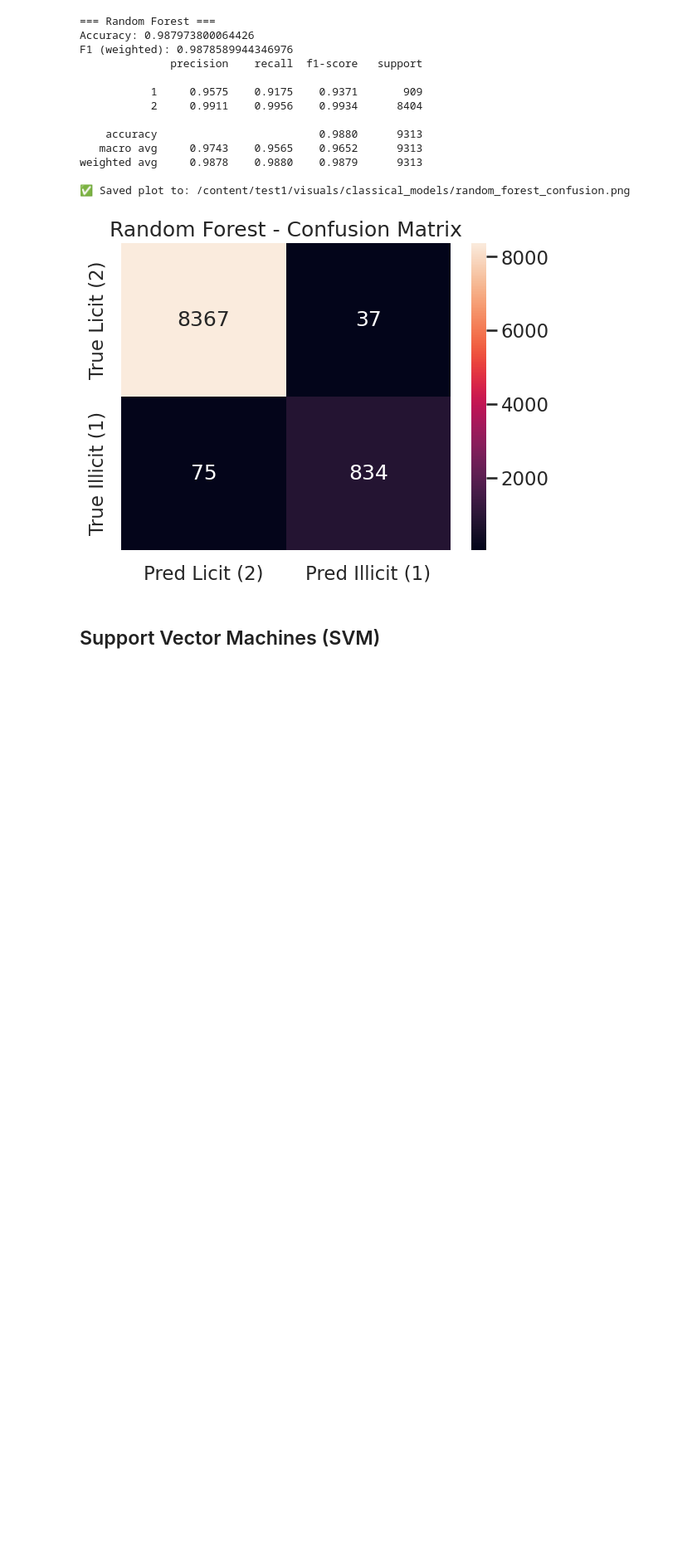
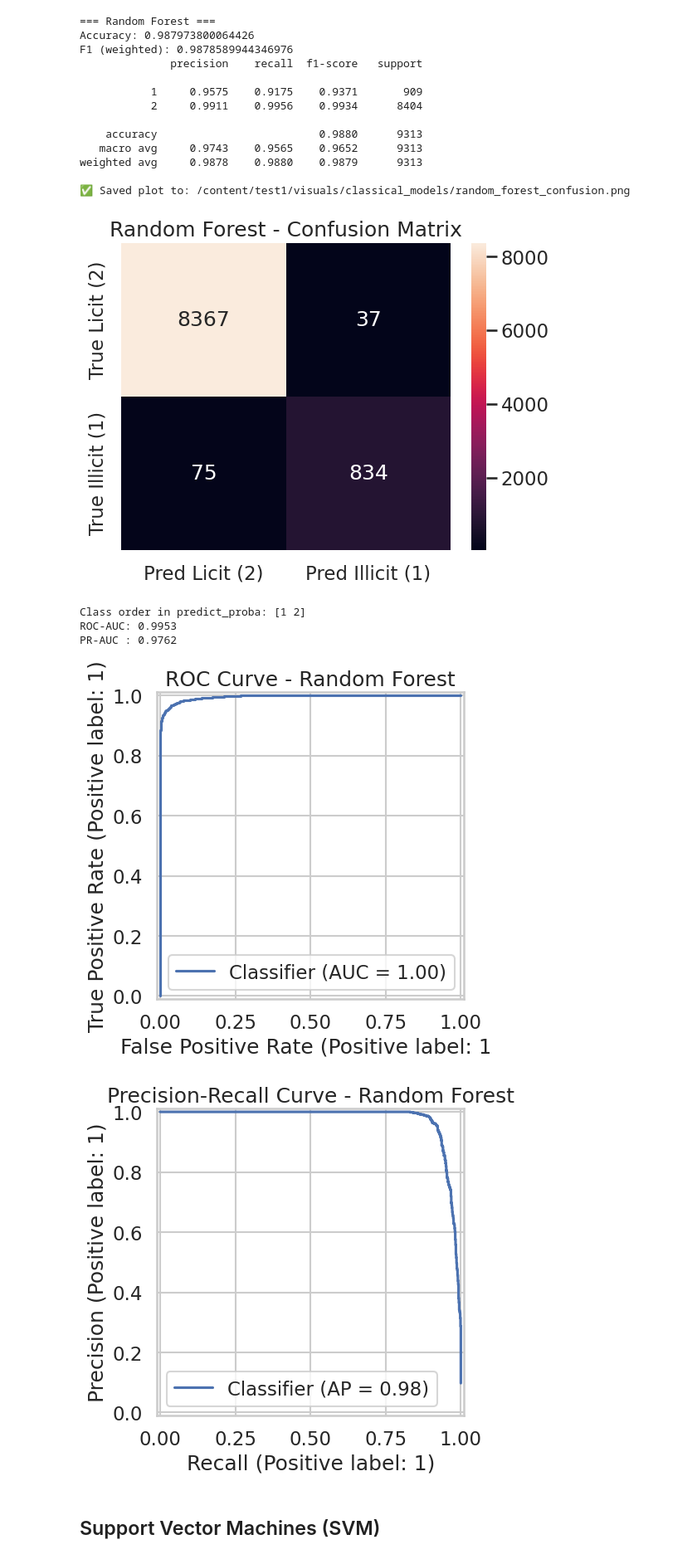
Before and after one commit to BayramovaNazrin/illicit-btc-detection, a Jupyter notebook: supervised_learning.ipynb, the cells around one changed output. Shown at 83% size. Saved outputs shown, nothing was run; the diff lists cells and outputs as text; code cells hidden in the pictures; blank space fills up the shorter version.

```diff
--- a/supervised_learning.ipynb
+++ b/supervised_learning.ipynb
@@ -84,13 +78,13 @@ def train_and_evaluate(model, model_name):
     print(f"✅ Saved plot to: {filename}")
     plt.show()
 
-    return pipeline
+    return pipeline, X_test, y_test
 # %% [markdown]
 # **Run Models**
 # %% [markdown]
 ## Random Forest
 # %%
-rf_model = train_and_evaluate(
+rf_model, X_test, y_test = train_and_evaluate(
     RandomForestClassifier(
         random_state=42, class_weight='balanced',
         n_estimators=200, max_depth=10
@@ -112,6 +106,42 @@ weighted avg     0.9878    0.9880    0.9879      9313
 
 ✅ Saved plot to: /content/test1/visuals/classical_models/random_forest_confusion.png
 [figure]
+# %%
+from sklearn.metrics import roc_auc_score, average_precision_score, RocCurveDisplay, PrecisionRecallDisplay
+
+# --- Check class order ---
+print("Class order in predict_proba:", rf_model.classes_)
+
+# --- Get probabilities ---
+proba = rf_model.predict_proba(X_test)
+if rf_model.classes_[0] == 1:
+    y_prob_illicit = proba[:, 0]
+else:
+    y_prob_illicit = proba[:, 1]
+
+# --- Compute metrics ---
+roc_auc = roc_auc_score((y_test == 1), y_prob_illicit)
+pr_auc  = average_precision_score((y_test == 1), y_prob_illicit)
+
+print(f"ROC-AUC: {roc_auc:.4f}")
+print(f"PR-AUC : {pr_auc:.4f}")
+
+# --- Optional visualization ---
+RocCurveDisplay.from_predictions((y_test == 1), y_prob_illicit)
+plt.title("ROC Curve - Random Forest")
+plt.savefig(f"{save_dir}/rf_roc_curve.png", dpi=300, bbox_inches='tight')
+plt.show()
+
+PrecisionRecallDisplay.from_predictions((y_test == 1), y_prob_illicit)
+plt.title("Precision-Recall Curve - Random Forest")
+plt.savefig(f"{save_dir}/rf_pr_curve.png", dpi=300, bbox_inches='tight')
+plt.show()
+# %% [output]
+Class order in predict_proba: [1 2]
+ROC-AUC: 0.9953
+PR-AUC : 0.9762
+[figure, added]
+[figure, added]
 # %% [markdown]
 ## Support Vector Machines (SVM)
 # %%
```
Also changed, not shown: parts of 5 cells of this notebook.
